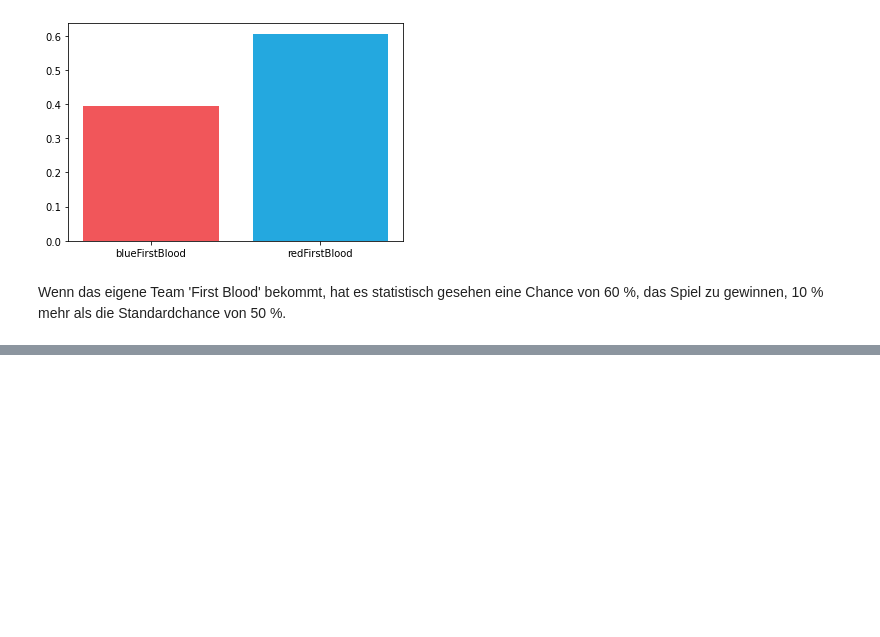
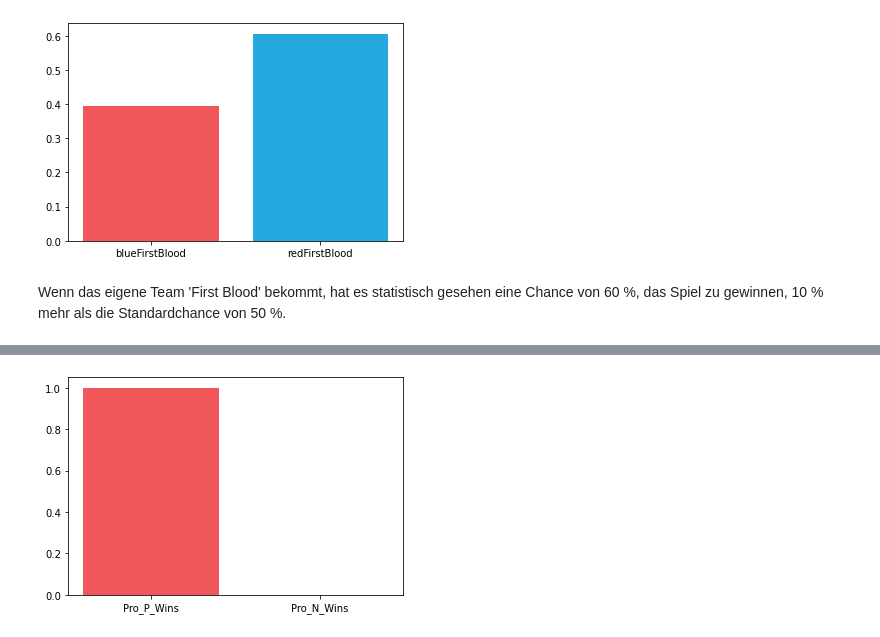
Before and after one commit to tyemalshara/Datenanalyse, a Jupyter notebook: Datenanalyse_run.ipynb, the cells around one changed output, grey strips where cells are left out. Drawn from its saved outputs; the diff is of its cells as text; code cells hidden in the pictures; blank space fills up the shorter version.

```diff
--- a/Datenanalyse_run.ipynb
+++ b/Datenanalyse_run.ipynb
@@ -213,0 +431,14 @@ Denken Sie als letzte Beobachtung daran, immer Spaß zu haben. Du kannst nicht j
+# %%
+AnzBlueTeamWins = sum(df['blueWins'] == 1) # Anzahl Siege des blauen Teams
+P_blueGoldDiff = sum((df['blueGoldDiff'] > 0) & (df['blueWins'] == 1))  # Positiv blauGoldDiff
+Pro_P_Wins = sum((df['blueGoldDiff'] > 0) & (df['blueWins'] == 1))/AnzBlueTeamWins  # Prozentsatz der Spiele, bei denen das blaue Team mit einer positiven Golddifferenz gewinnt
+N_blueGoldDiff = sum((df['blueGoldDiff'] < 0) & (df['blueWins'] == 1))  # Negativ blueGoldDiff
+Pro_N_Wins = sum((df['blueGoldDiff'] < 0) & (df['blueWins'] == 1))/AnzBlueTeamWins  # Prozentsatz der Spiele, bei denen das blaue Team mit einer negativen Golddifferenz gewinnt
+# %%
+x = np.array(["Pro_P_Wins", "Pro_N_Wins"])
+y = np.array([Pro_P_Wins, Pro_N_Wins])
+
+plt.bar(x,y, color = ["#f1565a", "#24a8df"])
+plt.show()
+# %% [output]
+[figure, added]
```
Also changed, not shown: parts of 17 cells of this notebook, 1 other file.
